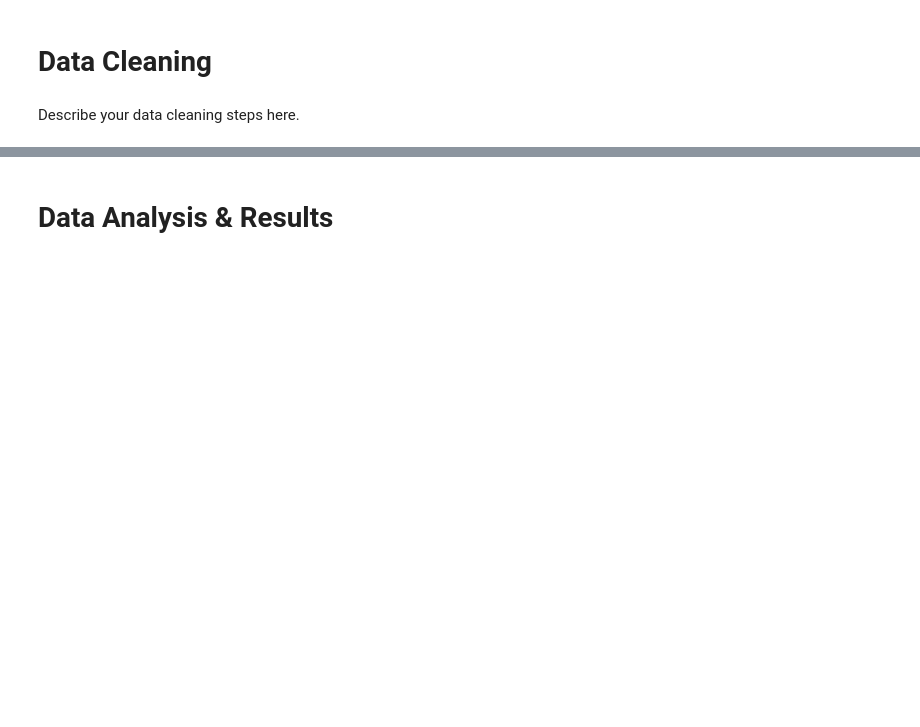
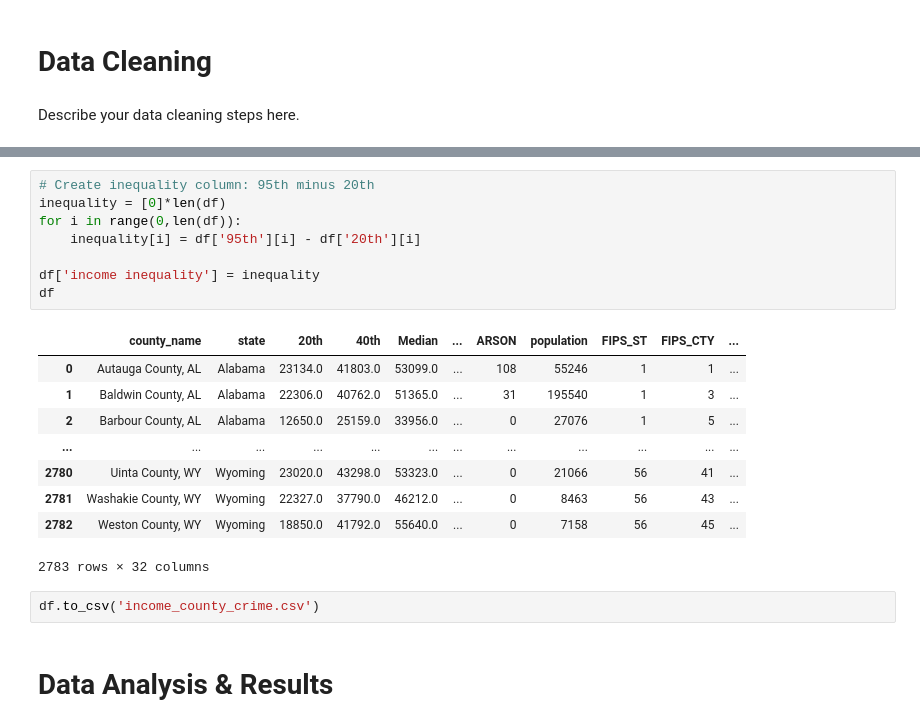
Before and after one commit to ewinterstorm/cogs108_finalproject, a Jupyter notebook: FinalProject.ipynb, the cells around one changed output, grey strips where cells are left out. Cells and saved outputs as stored; diff of their text form; blank space fills up the shorter version.

```diff
--- a/FinalProject.ipynb
+++ b/FinalProject.ipynb
@@ -73,3 +345,23 @@ Describe your data cleaning steps here.
+# %%
+# Create inequality column: 95th minus 20th
+inequality = [0]*len(df)
+for i in range(0,len(df)):
+    inequality[i] = df['95th'][i] - df['20th'][i]
+
+df['income inequality'] = inequality
+df
+# %% [output]
+|  | county_name | state | 20th | 40th | Median | ... | ARSON | population | FIPS_ST | FIPS_CTY | ... |
+| 0 | Autauga County, AL | Alabama | 23134.0 | 41803.0 | 53099.0 | ... | 108 | 55246 | 1 | 1 | ... |
+| 1 | Baldwin County, AL | Alabama | 22306.0 | 40762.0 | 51365.0 | ... | 31 | 195540 | 1 | 3 | ... |
+| 2 | Barbour County, AL | Alabama | 12650.0 | 25159.0 | 33956.0 | ... | 0 | 27076 | 1 | 5 | ... |
+| ... | ... | ... | ... | ... | ... | ... | ... | ... | ... | ... | ... |
+| 2780 | Uinta County, WY | Wyoming | 23020.0 | 43298.0 | 53323.0 | ... | 0 | 21066 | 56 | 41 | ... |
+| 2781 | Washakie County, WY | Wyoming | 22327.0 | 37790.0 | 46212.0 | ... | 0 | 8463 | 56 | 43 | ... |
+| 2782 | Weston County, WY | Wyoming | 18850.0 | 41792.0 | 55640.0 | ... | 0 | 7158 | 56 | 45 | ... |
+2783 rows × 32 columns
+# %%
+df.to_csv('income_county_crime.csv')
 # %% [markdown]
 # Data Analysis & Results
 # %% [markdown]
```
Also changed, not shown: parts of 17 cells of this notebook.
